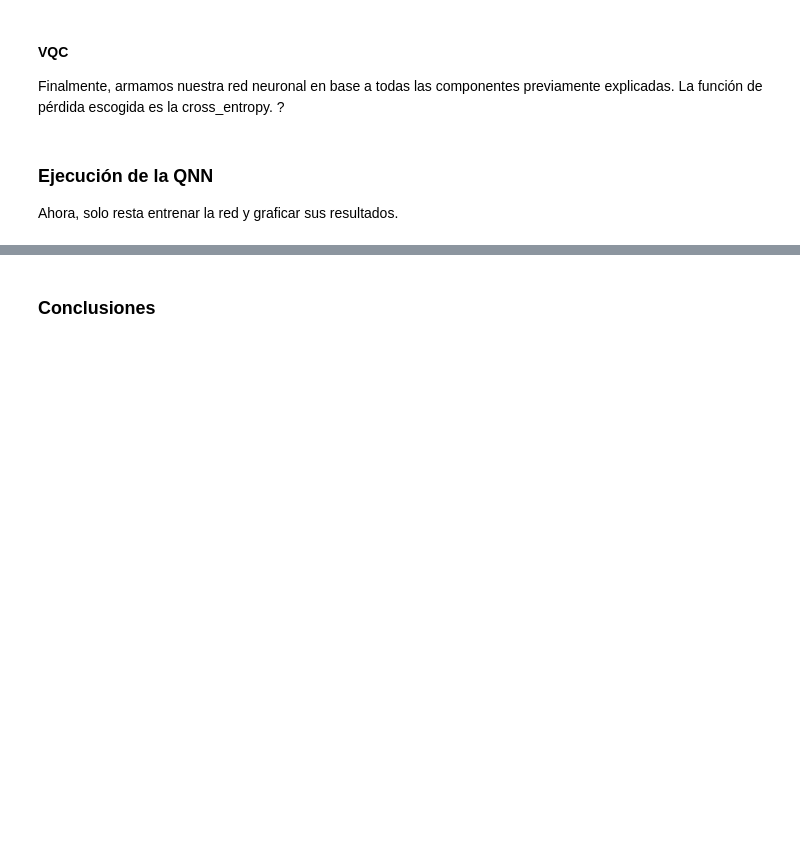
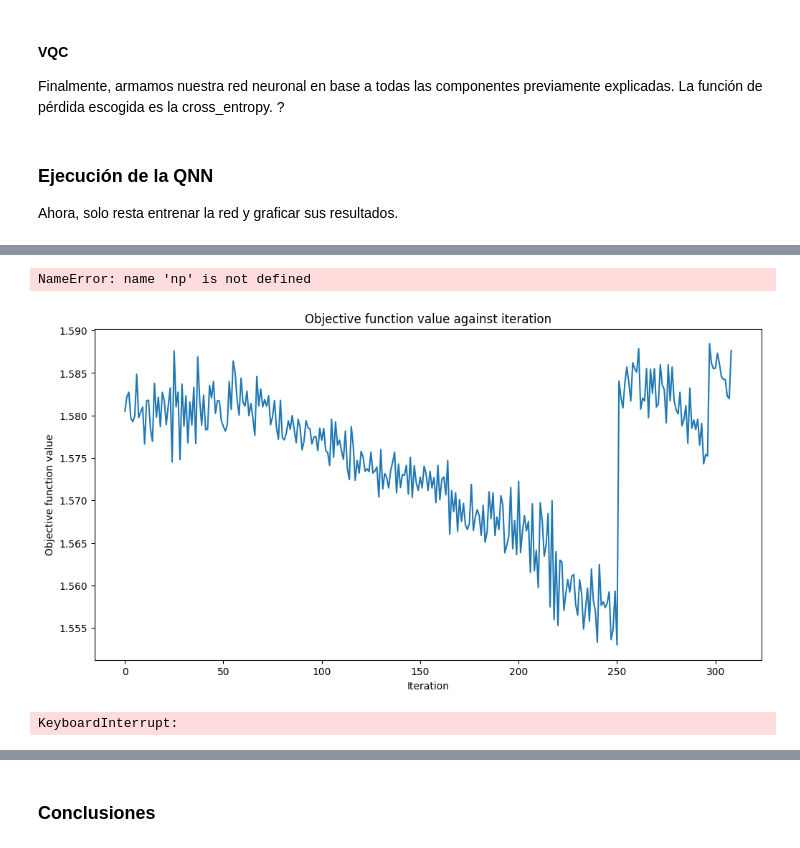
Before and after one commit to FernandoMond/Quantum-Machine-Learning, a Jupyter notebook: P2 Variacional/P1.2 QNN.ipynb, the cells around one changed output, grey strips where cells are left out. Drawn from its saved outputs; the diff is of its cells as text; code cells hidden in the pictures; blank space fills up the shorter version.

```diff
--- a/P2 Variacional/P1.2 QNN.ipynb
+++ b/P2 Variacional/P1.2 QNN.ipynb
@@ -154,0 +184,42 @@ plt.show()
+# %%
+rounded_train__labels=np.argmax(train_labels_oh, axis=1)
+rounded_test_labels=np.argmax(test_labels_oh, axis=1)
+
+
+train_score_q2 = vqc2.score(features_train, rounded_train__labels[1])
+test_score_q2 = vqc2.score(features_test, rounded_test__labels[1])
+
+
+
+print(f"Quantum VQC on the training dataset: {train_score_q2:.2f}")
+print(f"Quantum VQC on the test dataset:     {test_score_q2:.2f}")
+# %% [output]
+NameError: name 'np' is not defined
+# %%
+
+#Caso 3: Classifier PauliTwoDesign, Optimizer SPSA
+
+classifier = PauliTwoDesign(13, reps=1, insert_barriers=False)
+optimizer = SPSA(maxiter=100)
+
+
+
+
+
+vqc3 = VQC(
+    sampler=sampler,
+    feature_map=featureMap,
+    ansatz=classifier,
+    optimizer=optimizer,
+    callback=callback_graph,
+)
+
+clear_output()
+start = time.time()
+vqc3.fit(features_train, labels_train)
+elapsed = time.time() - start
+
+print(f"Training time: {round(elapsed)} seconds")
+# %% [output]
+[figure, added]
+KeyboardInterrupt:
```
Also changed, not shown: parts of 15 cells of this notebook.
